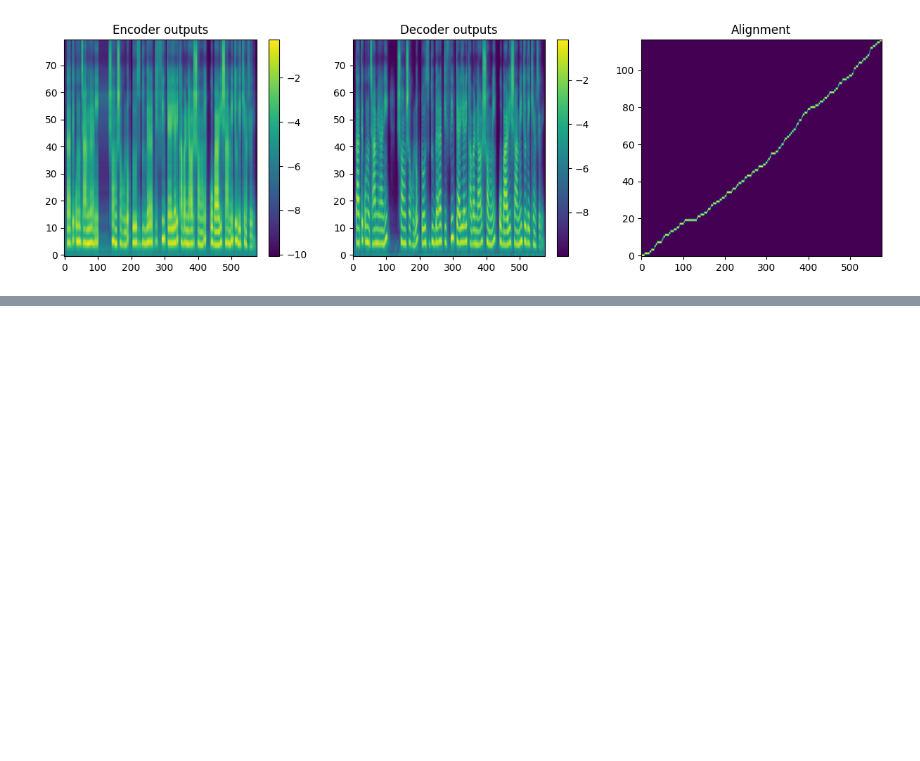
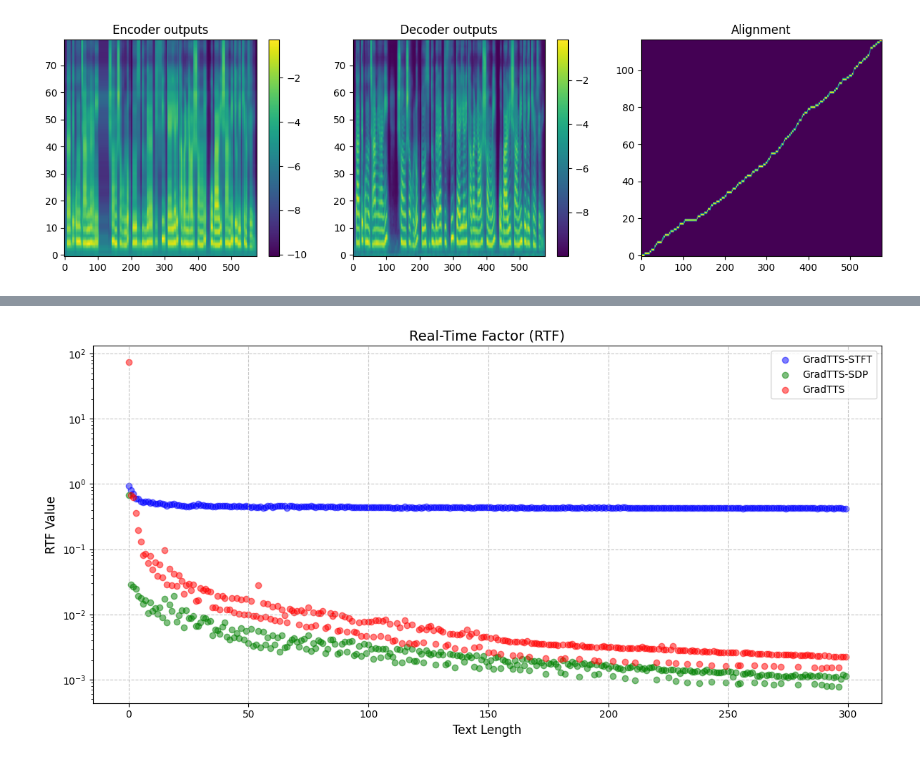
Before and after one commit to mushahid-intesum/speech_synthesis_in_bangla, a Jupyter notebook: inference.ipynb, the cells around one changed output, grey strips where cells are left out. Cells and saved outputs as stored; diff of their text form; code cells hidden in the pictures; blank space fills up the shorter version.

```diff
--- a/inference.ipynb
+++ b/inference.ipynb
@@ -188,3 +188,48 @@ with torch.no_grad():
 ipd.display(ipd.Audio(audio, rate=22050))
 # %% [output]
 [interactive output not drawn]
+# %%
+import matplotlib as plt
+
+import matplotlib.pyplot as plt
+import json
+
+def read_file_as_list(filename):
+    with open(filename, 'r') as file:
+        content = file.read().strip()  # Read the file content and remove any extra whitespace
+        # Remove the square brackets and split the content by commas
+        content = content[1:-1].split(',')
+        # Convert the strings to floats
+        return [float(x) for x in content]
+
+# Parse the string data into lists of floats
+grad_tts = read_file_as_list("grad_tts_rtf.txt")[:300]
+sdf = read_file_as_list("grad_tts_sdp_rtf.txt")[:300]
+stft = read_file_as_list("grad_tts_stft_rtf.txt")[:300]
+
+# Create x-axis values (iteration numbers)
+iterations = list(range(len(grad_tts)))
+
+# Create the plot
+plt.figure(figsize=(12, 6))
+
+# Plot each RTF measurement
+plt.scatter(iterations, stft, label='GradTTS-STFT', color='blue', alpha=0.5)
+plt.scatter(iterations, sdf, label='GradTTS-SDP', color='green', alpha=0.5)
+plt.scatter(iterations, grad_tts, label='GradTTS', color='red', alpha=0.5)
+
+# Customize the plot
+plt.title('Real-Time Factor (RTF)', fontsize=14)
+plt.xlabel('Text Length', fontsize=12)
+plt.ylabel('RTF Value', fontsize=12)
+plt.grid(True, linestyle='--', alpha=0.7)
+plt.legend(fontsize=10)
+
+# Set y-axis to log scale since there's a large range of values
+plt.yscale('log')
+plt.savefig("rtf.pdf", format="pdf", bbox_inches="tight")
+
+# Adjust layout to prevent label cutoff
+plt.tight_layout()
+# %% [output]
+[figure, added]
```
Also changed, not shown: 16 other files.
